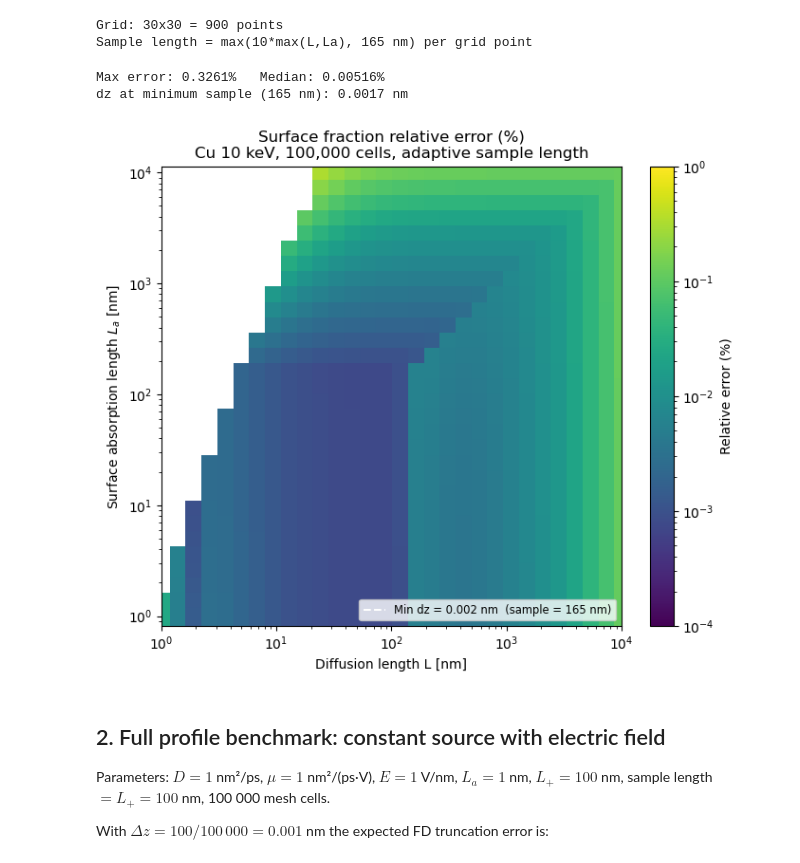
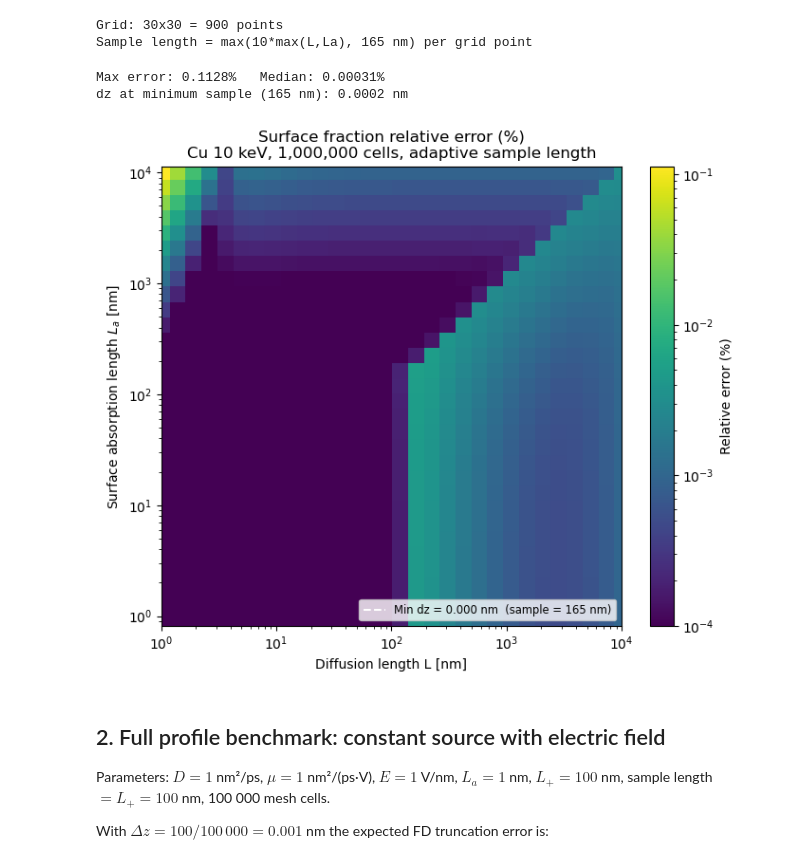
Before and after one commit to achiyaAmrusi/scipas, a Jupyter notebook: examples/transport benchmark/solver_benchmark.ipynb, the cells around one changed output. Cells and saved outputs as stored; diff of their text form; code cells hidden in the pictures.

```diff
--- a/examples/transport benchmark/solver_benchmark.ipynb
+++ b/examples/transport benchmark/solver_benchmark.ipynb
@@ -49,7 +49,7 @@ which degrades only when $L$ or $L_a$ approaches the local $\Delta z$.
 from scipy.constants import centi, micro, nano
 
 D           = 1.0
-mesh_size_1 = 100_000
+mesh_size_1 = 100_000_0
 beam_energy = 10.0        # keV
 
 Cu_params = makhov_material_parameters().iloc[9].copy()
@@ -81,7 +81,7 @@ for i, La in enumerate(La_grid):
         sample_len = max(10.0 * max(L, La), 10*PROFILE_SCALE)
 
         # Recompute implantation profile for this sample length
-        depth = np.linspace(0, sample_len, 20_000)
+        depth = np.linspace(0, sample_len, mesh_size_1)
         prof  = multilayer_implantation_profile(
             beam_energy, depth, [sample_len],
             [Cu_params], [Cu_params['density']], makhov_profile)
@@ -98,39 +98,39 @@ for i, La in enumerate(La_grid):
 
         # Skip points where the surface fraction is negligible (< 1e-4)
         # — relative error is not meaningful when f ≈ 0
-        if f_ref > 1e-4:
-            error_map[i, j] = 100 * abs(f_num - f_ref) / f_ref
+#        if f_ref > 1e-4:
+        error_map[i, j] = 100 * abs(f_num - f_ref) / f_ref
 # ─────────────────────────────────────────────────────────────────────────────
 valid = ~np.isnan(error_map)
 print(f'Max error: {np.nanmax(error_map):.4f}%   Median: {np.nanmedian(error_map):.5f}%')
 print(f'dz at minimum sample ({PROFILE_SCALE:.0f} nm): {PROFILE_SCALE/mesh_size_1:.4f} nm')
 # %% [output]
-Max error: 0.3261%   Median: 0.00516%
-dz at minimum sample (165 nm): 0.0017 nm
+Max error: 0.1128%   Median: 0.00031%
+dz at minimum sample (165 nm): 0.0002 nm
 # %%
 L_mesh, La_mesh = np.meshgrid(L_grid, La_grid)
 
 fig, ax = plt.subplots(figsize=(7, 6))
 pcm = ax.pcolormesh(L_mesh, La_mesh, error_map,
-                    norm=mcolors.LogNorm(vmin=1e-4, vmax=1.0), shading='auto')
+                    norm=mcolors.LogNorm(vmin=1e-4), shading='auto')
 fig.colorbar(pcm, ax=ax, label='Relative error (%)')
 
 dz_min = PROFILE_SCALE / mesh_size_1
 ax.axvline(dz_min, color='white', ls='--', lw=1.5,
            label=f'Min dz = {dz_min:.3f} nm  (sample = {PROFILE_SCALE:.0f} nm)')
 
 ax.set_xscale('log'); ax.set_yscale('log')
 ax.set_xlabel('Diffusion length L [nm]')
 ax.set_ylabel('Surface absorption length $L_a$ [nm]')
 ax.set_title(f'Surface fraction relative error (%)\n'
              f'Cu {beam_energy:.0f} keV, {mesh_size_1:,} cells, '
              f'adaptive sample length')
 plt.xlim([1e0,1e4])
 ax.legend(fontsize='small', loc='lower right')
 plt.tight_layout()
 plt.show()
 # %% [output]
-[figure, old version]
+[figure, new version]
 # %% [markdown]
 ## 2. Full profile benchmark: constant source with electric field
 
```
